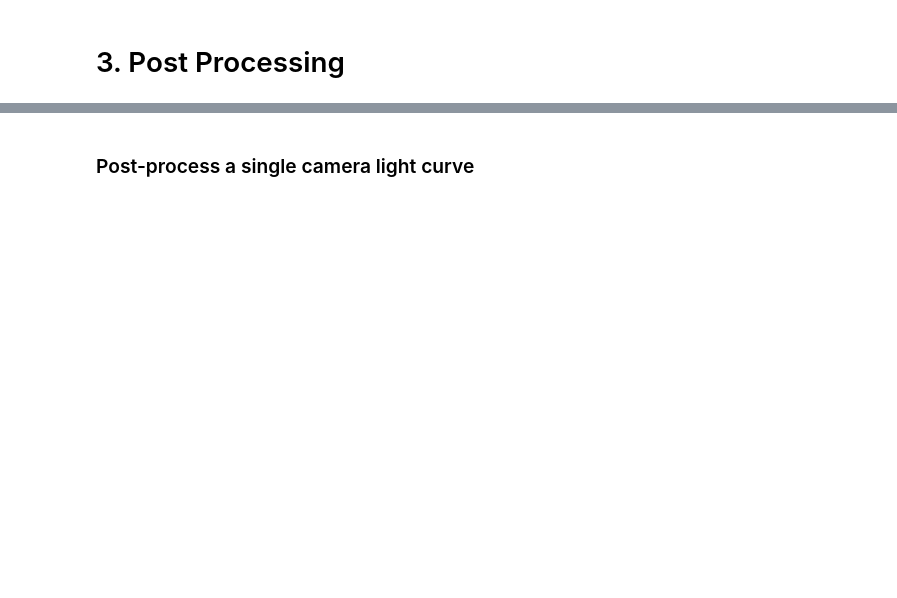
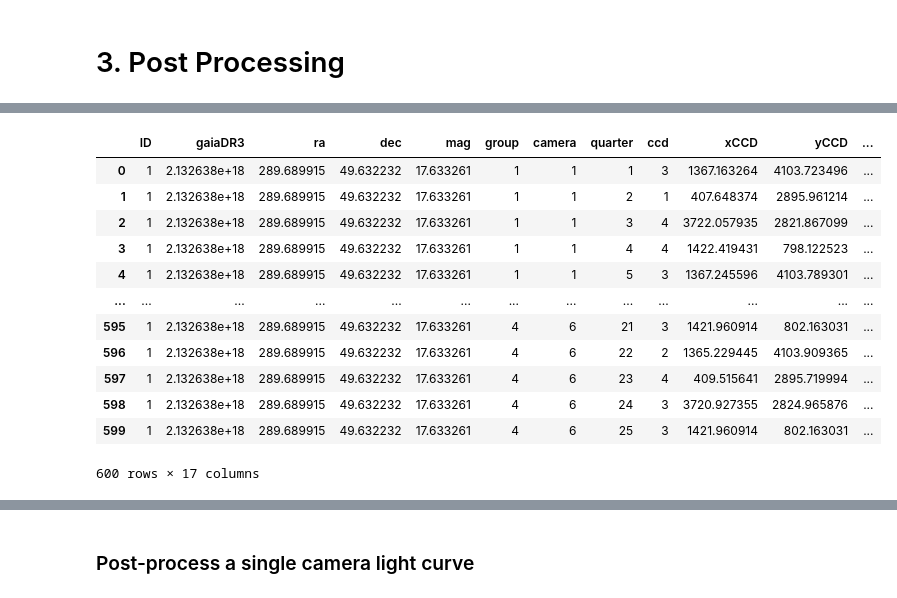
Before and after one commit to ivs-kuleuven/platosim3, a Jupyter notebook: docs/technical/PaperSMBHB/3_PostProcessing.ipynb, the cells around one changed output, grey strips where cells are left out. Saved outputs shown, nothing was run; the diff lists cells and outputs as text; code cells hidden in the pictures; blank space fills up the shorter version.

```diff
--- a/docs/technical/PaperSMBHB/3_PostProcessing.ipynb
+++ b/docs/technical/PaperSMBHB/3_PostProcessing.ipynb
@@ -28,6 +31,9 @@ display(HTML("<style>.container {width:70% !important; }</style>"))
 # %%
 # Global paths
 path = Path(os.getenv('PLATO_WORKDIR')) / 'smbhb'
-sdir = path / 'simulations/sims'
-vdir = path / 'varsource'
 fdir = path / 'figures'
+idir = path / 'input'
+odir = path / 'simulations/lcs_new'
+vdir = odir / 'varsource'
+sdir = odir / 'output'
+rdir = odir / 'reduced'
@@ -46,10 +55,11 @@ fdir = path / 'figures'
 # %%
 # Directory to store and load simulations
-filename = 'spikey_mag16'
+filename = 'spikey_fiducial'
 odir = sdir / filename
 
 # Load variable source file and add flux column [ppt]
 varfile = vdir / 'varsource_spikey_fiducial.txt'
+# varfile = vdir / f'varsource_{filename}.txt'
 dv = pd.read_csv(varfile, sep=' ', names=['time', 'dmag'])
 dv['flux'] = (10**(-dv.dmag/2.5) - 1) * 1e3
 dv['time'] /= 86400
@@ -92,0 +74,4 @@ fig, ax = lcs.plot_multi(suffix='hdf5', group=False, camera=False, quarter=False
+# %%
+# Save simulation table
+lcs.stat_sim_table(rdir / f'table_{filename}.ftr', clean=True, verbose=True)
+# %% [output]
@@ -92,0 +79,13 @@ fig, ax = lcs.plot_multi(suffix='hdf5', group=False, camera=False, quarter=False
+|  | ID | gaiaDR3 | ra | dec | mag | group | camera | quarter | ccd | xCCD | yCCD | ... |
+| 0 | 1 | 2.132638e+18 | 289.689915 | 49.632232 | 17.633261 | 1 | 1 | 1 | 3 | 1367.163264 | 4103.723496 | ... |
+| 1 | 1 | 2.132638e+18 | 289.689915 | 49.632232 | 17.633261 | 1 | 1 | 2 | 1 | 407.648374 | 2895.961214 | ... |
+| 2 | 1 | 2.132638e+18 | 289.689915 | 49.632232 | 17.633261 | 1 | 1 | 3 | 4 | 3722.057935 | 2821.867099 | ... |
+| 3 | 1 | 2.132638e+18 | 289.689915 | 49.632232 | 17.633261 | 1 | 1 | 4 | 4 | 1422.419431 | 798.122523 | ... |
+| 4 | 1 | 2.132638e+18 | 289.689915 | 49.632232 | 17.633261 | 1 | 1 | 5 | 3 | 1367.245596 | 4103.789301 | ... |
+| ... | ... | ... | ... | ... | ... | ... | ... | ... | ... | ... | ... | ... |
+| 595 | 1 | 2.132638e+18 | 289.689915 | 49.632232 | 17.633261 | 4 | 6 | 21 | 3 | 1421.960914 | 802.163031 | ... |
+| 596 | 1 | 2.132638e+18 | 289.689915 | 49.632232 | 17.633261 | 4 | 6 | 22 | 2 | 1365.229445 | 4103.909365 | ... |
+| 597 | 1 | 2.132638e+18 | 289.689915 | 49.632232 | 17.633261 | 4 | 6 | 23 | 4 | 409.515641 | 2895.719994 | ... |
+| 598 | 1 | 2.132638e+18 | 289.689915 | 49.632232 | 17.633261 | 4 | 6 | 24 | 3 | 3720.927355 | 2824.965876 | ... |
+| 599 | 1 | 2.132638e+18 | 289.689915 | 49.632232 | 17.633261 | 4 | 6 | 25 | 3 | 1421.960914 | 802.163031 | ... |
+600 rows × 17 columns
```
Also changed, not shown: parts of 46 cells of this notebook, 7 other files.
